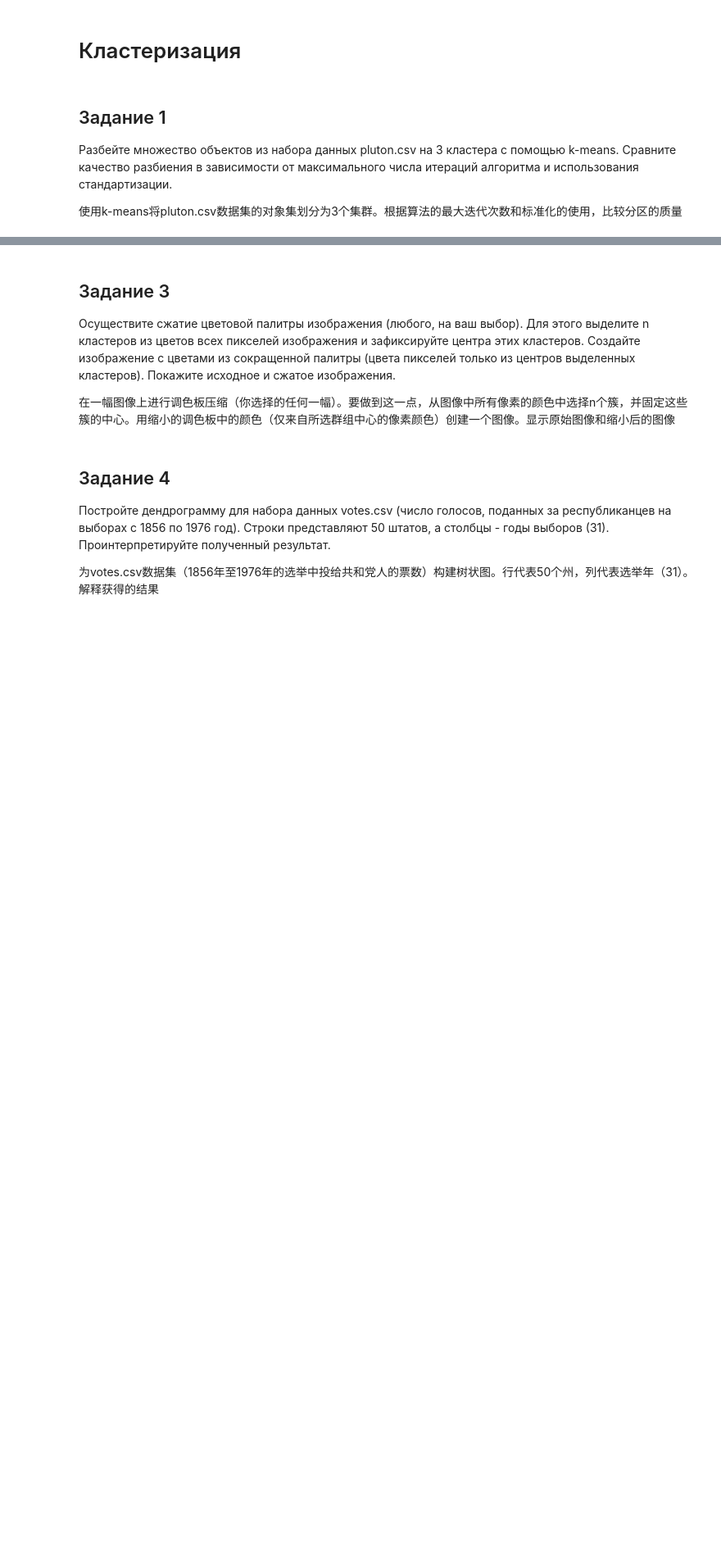
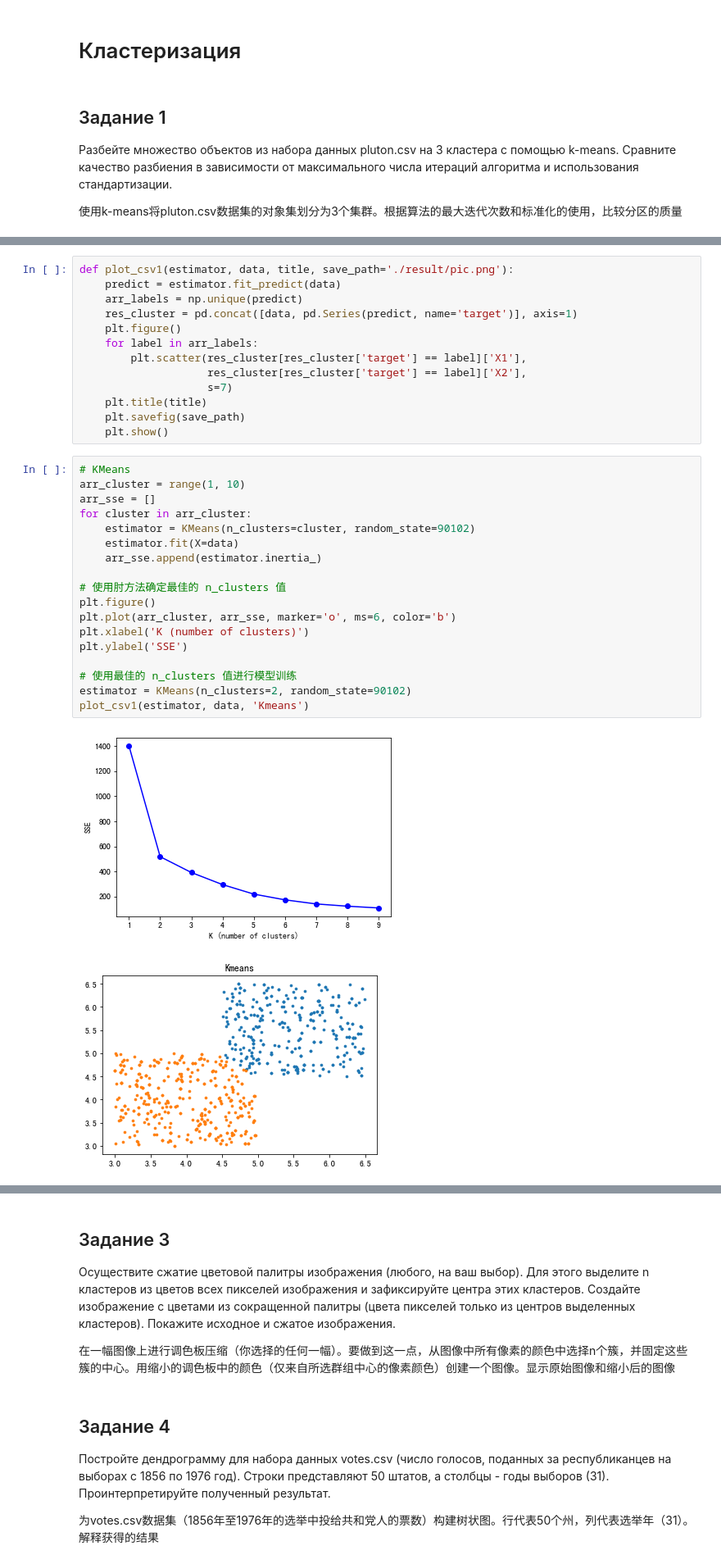
Before and after one commit to NekoSilverFox/Machine-learning, a Jupyter notebook: 125 - 聚类算法 - SPbSTU - lab3/lab3 - 聚类算法.ipynb, the cells around one changed output, grey strips where cells are left out. Shown: that part at 82% size. Saved outputs shown, nothing was run; the diff lists cells and outputs as text; blank space fills up the shorter version.

```diff
--- a/125 - 聚类算法 - SPbSTU - lab3/lab3 - 聚类算法.ipynb
+++ b/125 - 聚类算法 - SPbSTU - lab3/lab3 - 聚类算法.ipynb
@@ -41,0 +80,34 @@ data
+# %%
+def plot_csv1(estimator, data, title, save_path='./result/pic.png'):
+    predict = estimator.fit_predict(data)
+    arr_labels = np.unique(predict)
+    res_cluster = pd.concat([data, pd.Series(predict, name='target')], axis=1)
+    plt.figure()
+    for label in arr_labels:
+        plt.scatter(res_cluster[res_cluster['target'] == label]['X1'],
+                    res_cluster[res_cluster['target'] == label]['X2'],
+                    s=7)
+    plt.title(title)
+    plt.savefig(save_path)
+    plt.show()
+# %%
+# KMeans
+arr_cluster = range(1, 10)
+arr_sse = []
+for cluster in arr_cluster:
+    estimator = KMeans(n_clusters=cluster, random_state=90102)
+    estimator.fit(X=data)
+    arr_sse.append(estimator.inertia_)
+
+# 使用肘方法确定最佳的 n_clusters 值
+plt.figure()
+plt.plot(arr_cluster, arr_sse, marker='o', ms=6, color='b')
+plt.xlabel('K (number of clusters)')
+plt.ylabel('SSE')
+
+# 使用最佳的 n_clusters 值进行模型训练
+estimator = KMeans(n_clusters=2, random_state=90102)
+plot_csv1(estimator, data, 'Kmeans')
+# %% [output]
+[figure, added]
+[figure, added]
```
Also changed, not shown: parts of 10 cells of this notebook, 1 other file.
